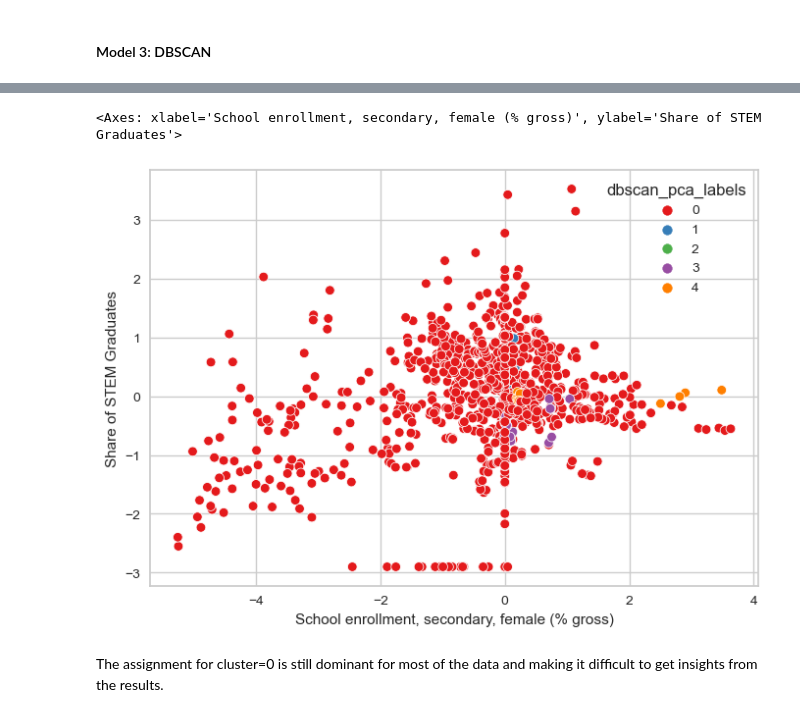
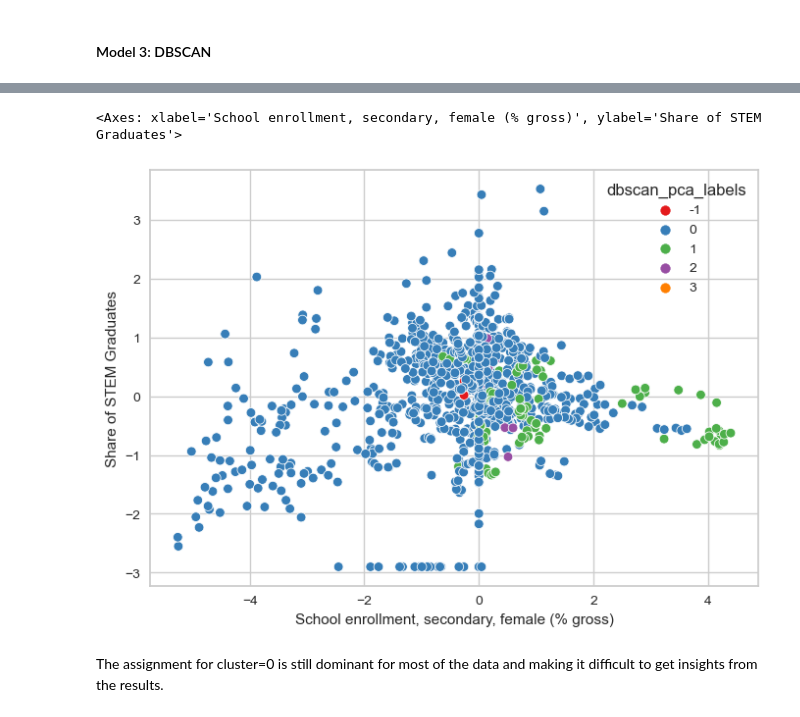
Before and after one commit to MLFP-90803-SP24-FinalProjects/Team13-ML-finalProject-Unveiling-the-Future-of-Women-in-STEM, a Jupyter notebook: Question3Sara.ipynb, the cells around one changed output, grey strips where cells are left out. Saved outputs shown, nothing was run; the diff lists cells and outputs as text; code cells hidden in the pictures.

```diff
--- a/Question3Sara.ipynb
+++ b/Question3Sara.ipynb
@@ -322,9 +340,8 @@ plt.show()
 # %%
-# Silhouette score is highest with 2 clusters. Run a Kmeans with 2 clusters to get "final" results.
-
+# Train the model using 4 clusters
 
 # Step 1: Initialize a model object
-kmeans_final = KMeans(random_state=seed, n_clusters=2, n_init = 10)
+kmeans_final = KMeans(random_state=seed, n_clusters=4, n_init = 10)
 
 # Step 2: Train the model using the X_test
 kmeans_final = kmeans_final.fit(X_PCA)
@@ -333,7 +350,7 @@ kmeans_final = kmeans_final.fit(X_PCA)
 y_pred_test_kmeans_final = kmeans_final.labels_
 
 # Step 4: Evaluate the model performance
-silhouette_score_test_kmeans_final = silhouette_score(X, y_pred_test_kmeans_final)
+silhouette_score_test_kmeans_final = silhouette_score(X_PCA, y_pred_test_kmeans_final)
 
 print('Silhouette score:', round(silhouette_score_test_kmeans_final, 3))
 # %% [output]
@@ -482,6 +485,6 @@ Re-run the model using 7 clusters.
 # %%
 # Step 1: Initialize a model object
-agg_clustering_final = AgglomerativeClustering(n_clusters=7, linkage='ward')
+agg_clustering_final = AgglomerativeClustering(n_clusters=3, linkage='ward',metric='euclidean')
 
 # Step 2: Train the model using the X_test
 agg_clustering_final.fit(X)
@@ -557,7 +558,7 @@ plt.show()
 #### Model 3: DBSCAN
 # %%
 # Step 1: Initialize a model object
-dbscan = DBSCAN(eps=4, min_samples=2)
+dbscan = DBSCAN(eps=40, min_samples=3)
 
 # Step 2: Train the model
 dbscan.fit(X)
@@ -578,20 +579,20 @@ Silhouette score: 0.555
 # %%
-# Tune parameters & fit to X_PCA data. eps=12, min_samples=10
+# Tune parameters & fit to X_PCA data.
 
 # Step 1: Initialize a model object
-dbscan = DBSCAN(eps=12, min_samples=10)
+dbscan_PCA = DBSCAN(eps=40, min_samples=3)
 
 # Step 2: Train the model
-dbscan.fit(X_PCA)
+dbscan_PCA.fit(X_PCA)
 
 # Step 3: Get predictions (cluster assignments)
-y_pred_train_dbscan = dbscan.labels_
+y_pred_train_dbscan_PCA = dbscan_PCA.labels_
 
 # Save to results DF
-X_ac["dbscan_pca_labels"] = y_pred_train_dbscan
+X_ac["dbscan_pca_labels"] = y_pred_train_dbscan_PCA
 
 # Step 4: Evaluate the model performance
-silhouette_score_train_dbscan = silhouette_score(X, y_pred_train_dbscan)
+silhouette_score_train_dbscan_PCA = silhouette_score(X_PCA, y_pred_train_dbscan_PCA)
 
-print('Silhouette score:', round(silhouette_score_train_dbscan, 3))
+print('Silhouette score:', round(silhouette_score_train_dbscan_PCA, 3))
 # %% [output]
@@ -611,11 +628,8 @@ Name: count, dtype: int64
 # %%
-# Plot the cluster assignments for all clusters except -1, which indicates "noise"
-data = X_ac[(X_ac['dbscan_pca_labels']!= -1)]
-
-sns.scatterplot(data=data, x='School enrollment, secondary, female (% gross)', y='Share of STEM Graduates', hue='dbscan_pca_labels',palette='Set1')
+sns.scatterplot(data=X_ac, x='School enrollment, secondary, female (% gross)', y='Share of STEM Graduates', hue='dbscan_pca_labels',palette='Set1')
 # %% [output]
 <Axes: xlabel='School enrollment, secondary, female (% gross)', ylabel='Share of STEM Graduates'>
-[figure, old version]
+[figure, new version]
 # %% [markdown]
 The assignment for cluster=0 is still dominant for most of the data and making it difficult to get insights from the results.
 # %%
```
Also changed, not shown: parts of 102 cells of this notebook.
